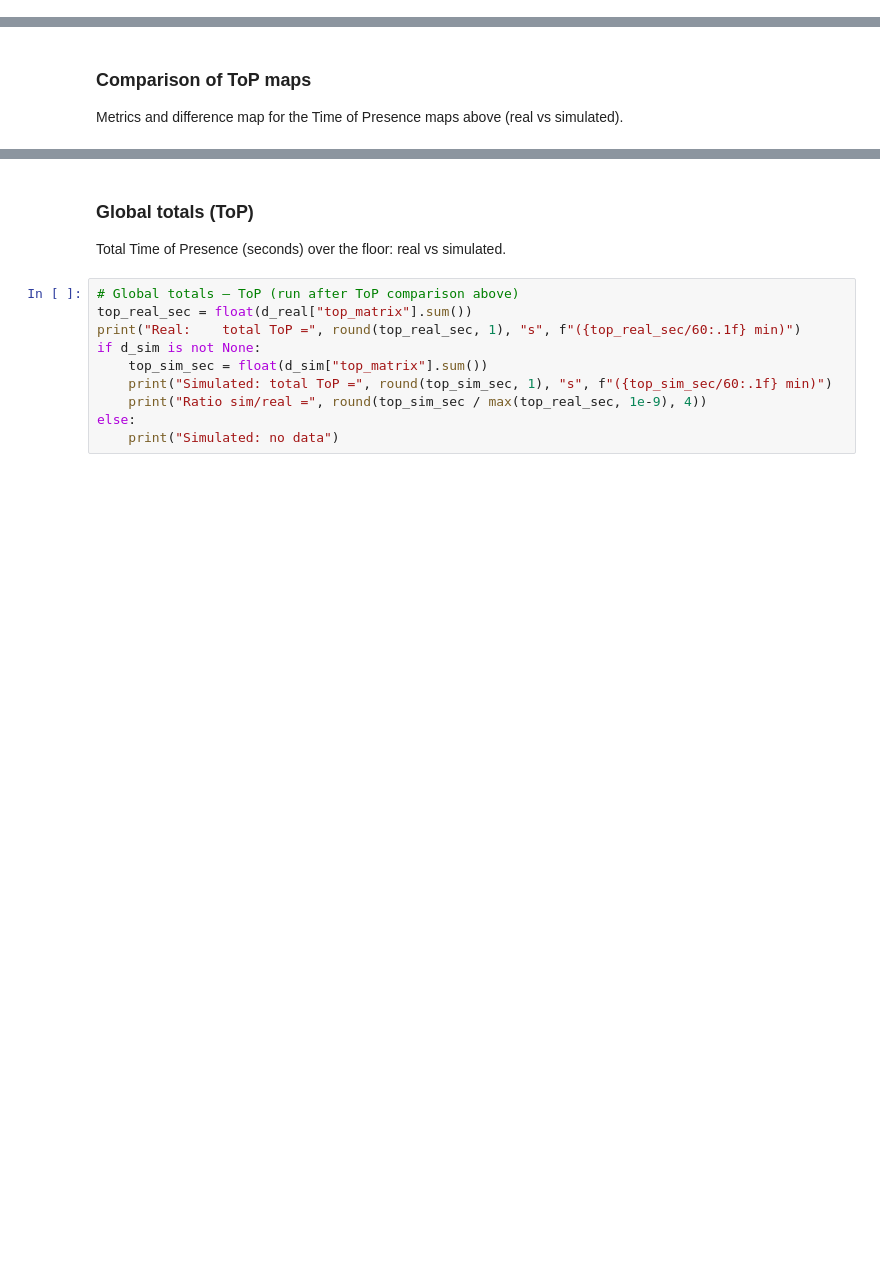
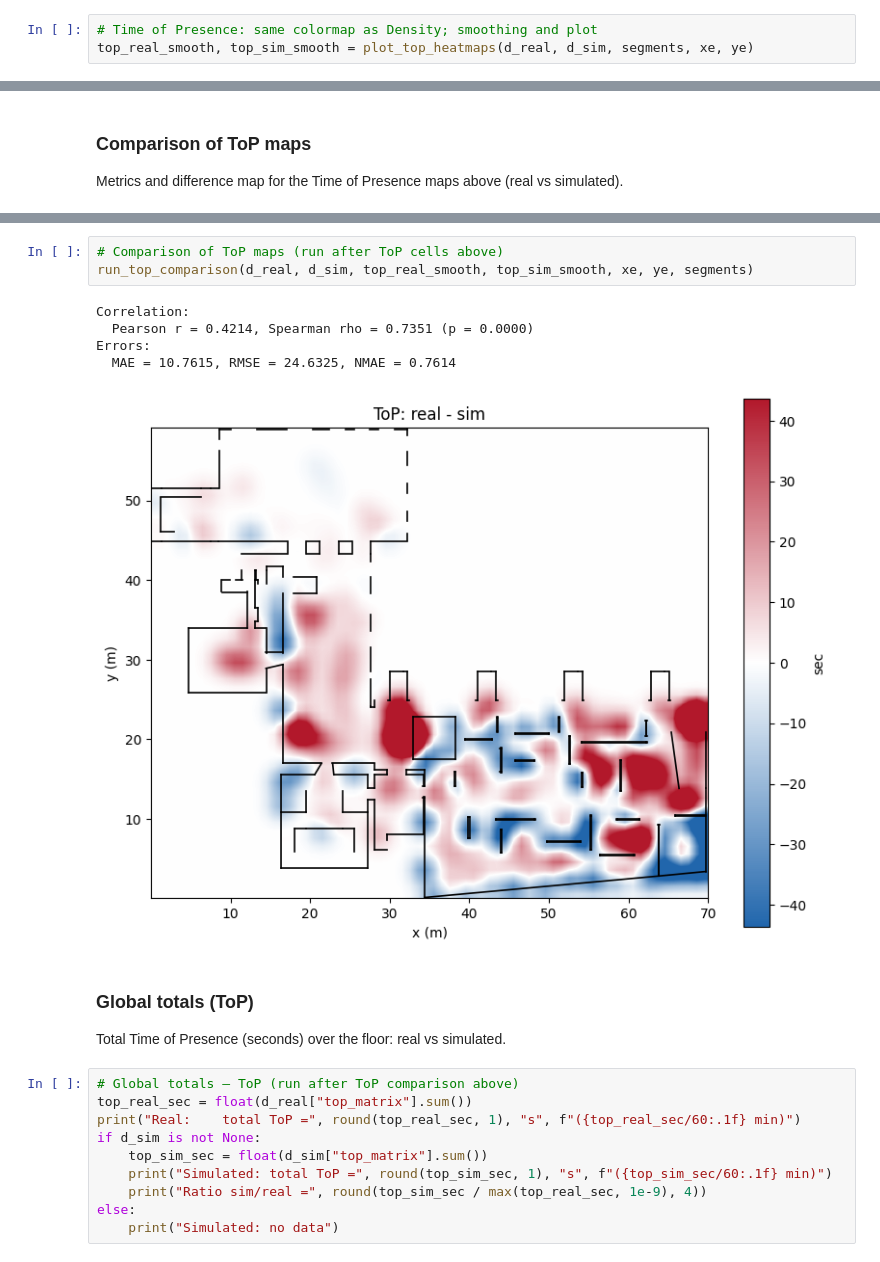
Before and after one commit to malkovajuly97-source/museum-flow-prediction, a Jupyter notebook: model_search/model_search_micro.ipynb, the cells around one changed output, grey strips where cells are left out. Saved outputs shown, nothing was run; the diff lists cells and outputs as text; blank space fills up the shorter version.

```diff
--- a/model_search/model_search_micro.ipynb
+++ b/model_search/model_search_micro.ipynb
@@ -312,0 +89,3 @@ plt.show()
+# %%
+# Time of Presence: same colormap as Density; smoothing and plot
+top_real_smooth, top_sim_smooth = plot_top_heatmaps(d_real, d_sim, segments, xe, ye)
@@ -372,3 +98,12 @@ Errors:
+# %%
+# Comparison of ToP maps (run after ToP cells above)
+run_top_comparison(d_real, d_sim, top_real_smooth, top_sim_smooth, xe, ye, segments)
+# %% [output]
+Correlation:
+  Pearson r = 0.4214, Spearman rho = 0.7351 (p = 0.0000)
+Errors:
+  MAE = 10.7615, RMSE = 24.6325, NMAE = 0.7614
+[figure, added]
 # %% [markdown]
 ### Global totals (ToP)
 
```
Also changed, not shown: parts of 15 cells of this notebook, 2 other files.
